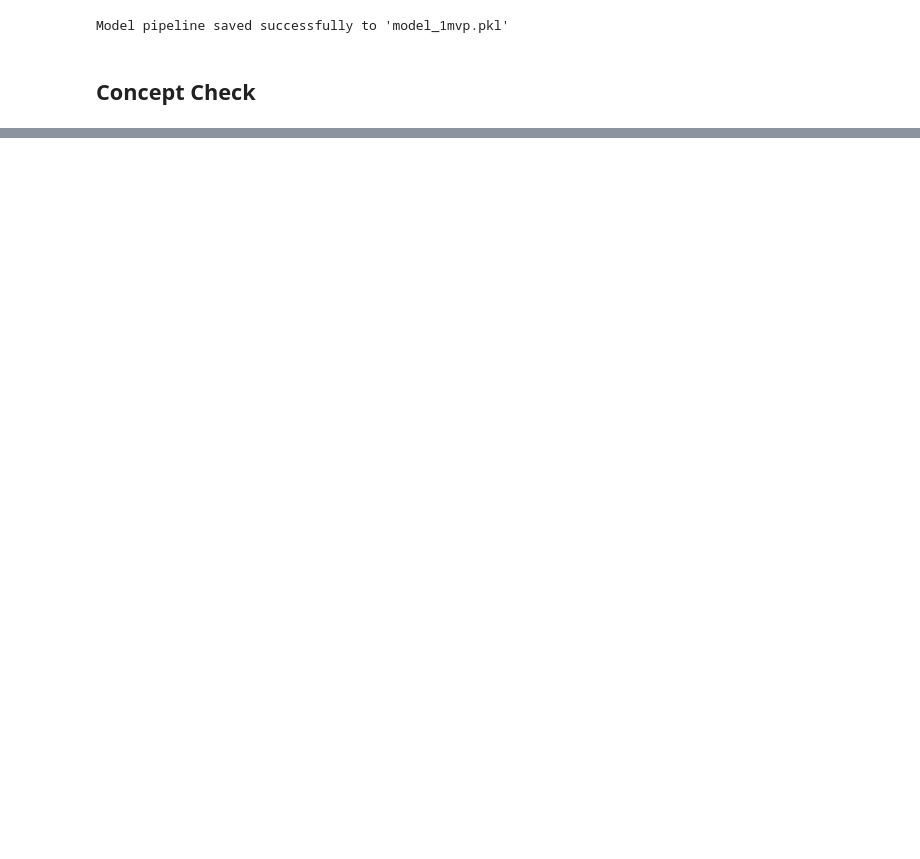
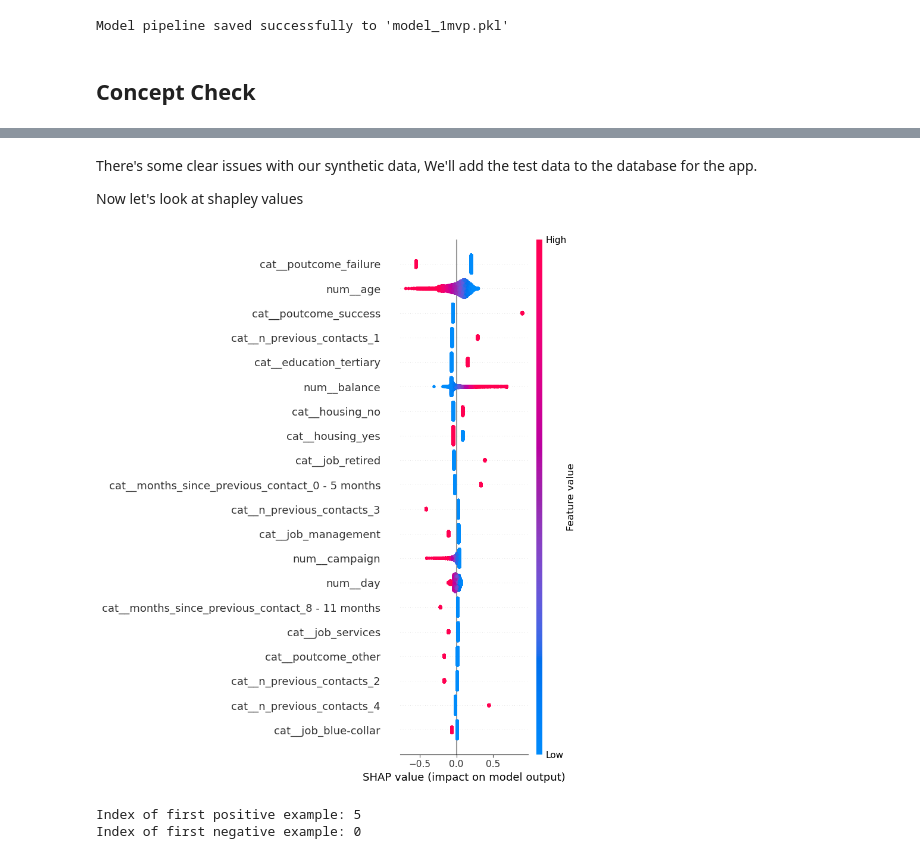
Before and after one commit to csmoilis/final_assignment_bank_campaign, a Jupyter notebook: Cristian_notebook.ipynb, the cells around one changed output, grey strips where cells are left out. Cells and saved outputs as stored; diff of their text form; code cells hidden in the pictures; blank space fills up the shorter version.

```diff
--- a/Cristian_notebook.ipynb
+++ b/Cristian_notebook.ipynb
@@ -1170,0 +1247,47 @@ Model pipeline saved successfully to 'model_1mvp.pkl'
+# %% [markdown]
+There's some clear issues with our synthetic data, We'll add the test data to the database for the app.
+
+Now let's look at shapley values
+# %%
+# Get the fitted preprocessor from the final pipeline
+fitted_preprocessor = logreg_pipeline.named_steps['preprocessor']
+
+# Transform a sample of your data (e.g., X_test)
+X_test_transformed = fitted_preprocessor.transform(X_test)
+
+# Get feature names after preprocessing
+feature_names = fitted_preprocessor.get_feature_names_out()
+
+# Get the trained logistic regression model
+logreg_model = logreg_pipeline.named_steps['classifier']
+
+# Create SHAP explainer for linear model
+explainer = shap.LinearExplainer(logreg_model, X_test_transformed, feature_names=feature_names)
+
+# Calculate SHAP values
+shap_values = explainer.shap_values(X_test_transformed)
+
+# Summary plot
+shap.summary_plot(shap_values, X_test_transformed, feature_names=feature_names, show=True)
+plt.show()
+# %% [output]
+[figure, added]
+# %%
+# Find the first index where y_test == 1 (subscribed)
+idx_positive = np.where(y_test.values == 1)[0][0]
+print(f"Index of first positive example: {idx_positive}")
+
+# Extract the sample and its SHAP values
+x_positive = X_test_transformed[idx_positive]
+shap_values_positive = shap_values[idx_positive]
+
+# Find the first index where y_test == 0 (not subscribed)
+idx_negative = np.where(y_test.values == 0)[0][0]
+print(f"Index of first negative example: {idx_negative}")
+
+# Extract the sample and its SHAP values
+x_negative = X_test_transformed[idx_negative]
+shap_values_negative = shap_values[idx_negative]
+# %% [output]
+Index of first positive example: 5
+Index of first negative example: 0
```
Also changed, not shown: parts of 14 cells of this notebook, 5 other files.
